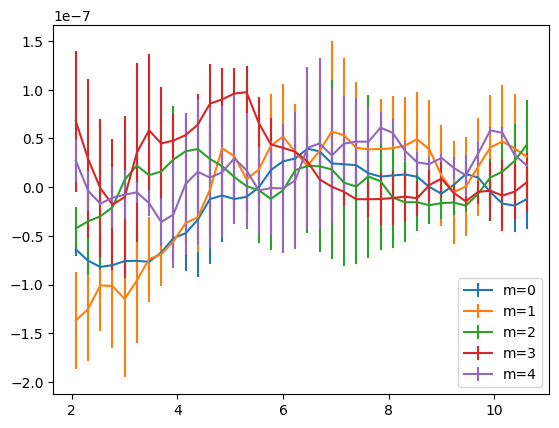
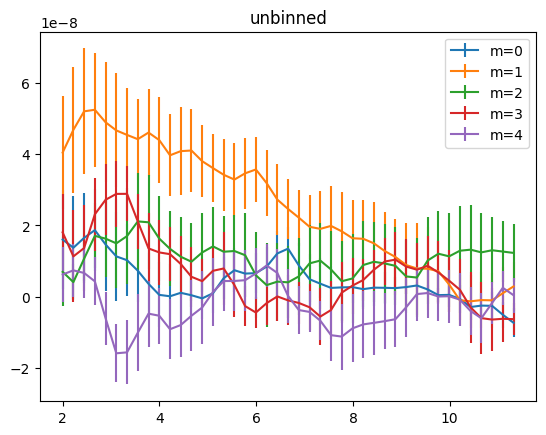
The change to this notebook cell's code, shown as a diff; its figure went from the first image to the second:
--- before
+++ after
@@ -2,4 +2,5 @@
     plt.errorbar(MyStack_proper.r, MyStack_proper.Cr_avg_profiles[m], yerr=MyStack_proper.Cr_errors_full[m], label=f"m={m}") # /np.sqrt(48)
 plt.legend()
+plt.title('unbinned')
 plt.show()
 plt.clf()

Commit: updated edge test